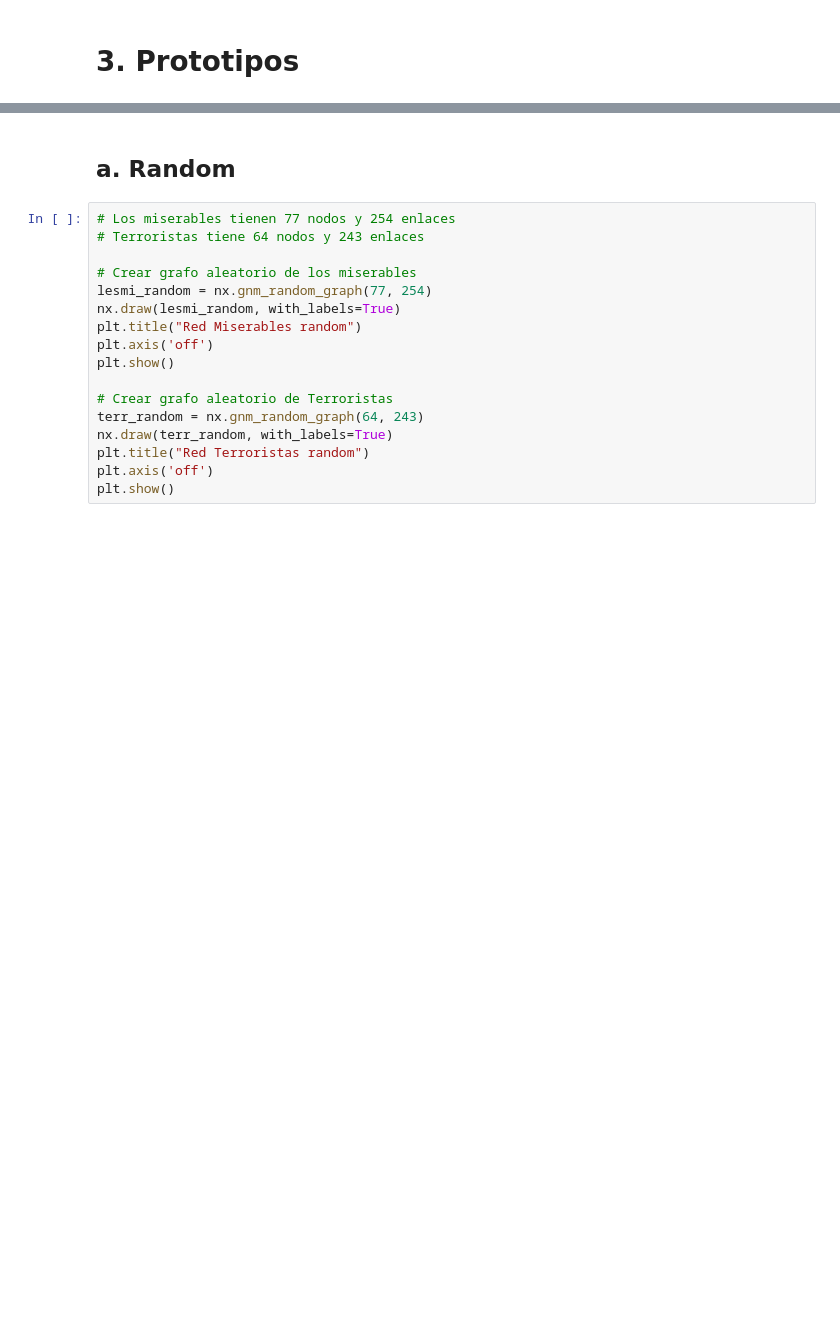
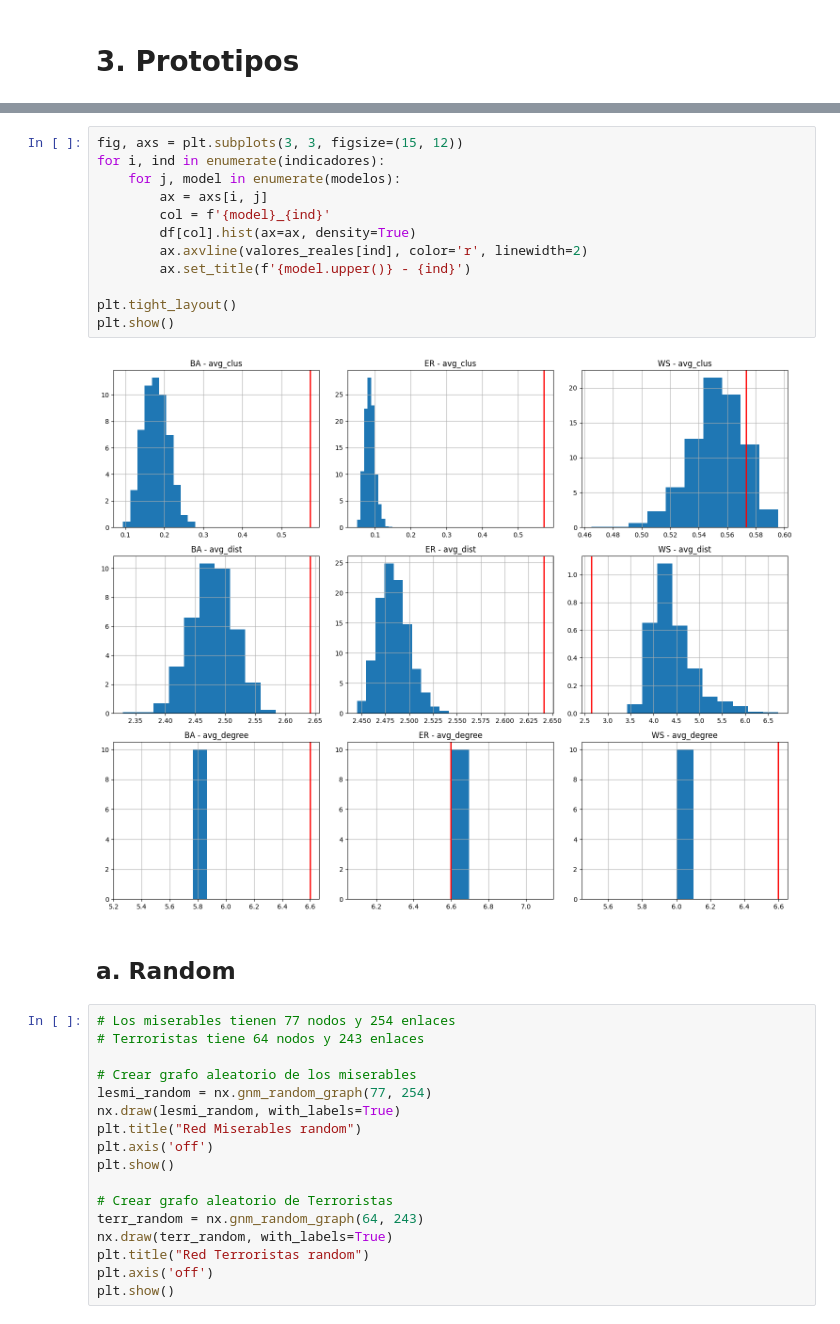
Before and after one commit to jgjuara/redes-tp1, a Jupyter notebook: TP1DMCyT_v2.ipynb, the cells around one changed output, grey strips where cells are left out. Saved outputs shown, nothing was run; the diff lists cells and outputs as text; blank space fills up the shorter version.

```diff
--- a/TP1DMCyT_v2.ipynb
+++ b/TP1DMCyT_v2.ipynb
@@ -257,3 +485,17 @@ plt.show()
+# %%
+fig, axs = plt.subplots(3, 3, figsize=(15, 12))
+for i, ind in enumerate(indicadores):
+    for j, model in enumerate(modelos):
+        ax = axs[i, j]
+        col = f'{model}_{ind}'
+        df[col].hist(ax=ax, density=True)
+        ax.axvline(valores_reales[ind], color='r', linewidth=2)
+        ax.set_title(f'{model.upper()} - {ind}')
+
+plt.tight_layout()
+plt.show()
+# %% [output]
+[figure, added]
 # %% [markdown]
 ## a. Random
 # %%
```
Also changed, not shown: parts of 39 cells of this notebook, 1 other file.
